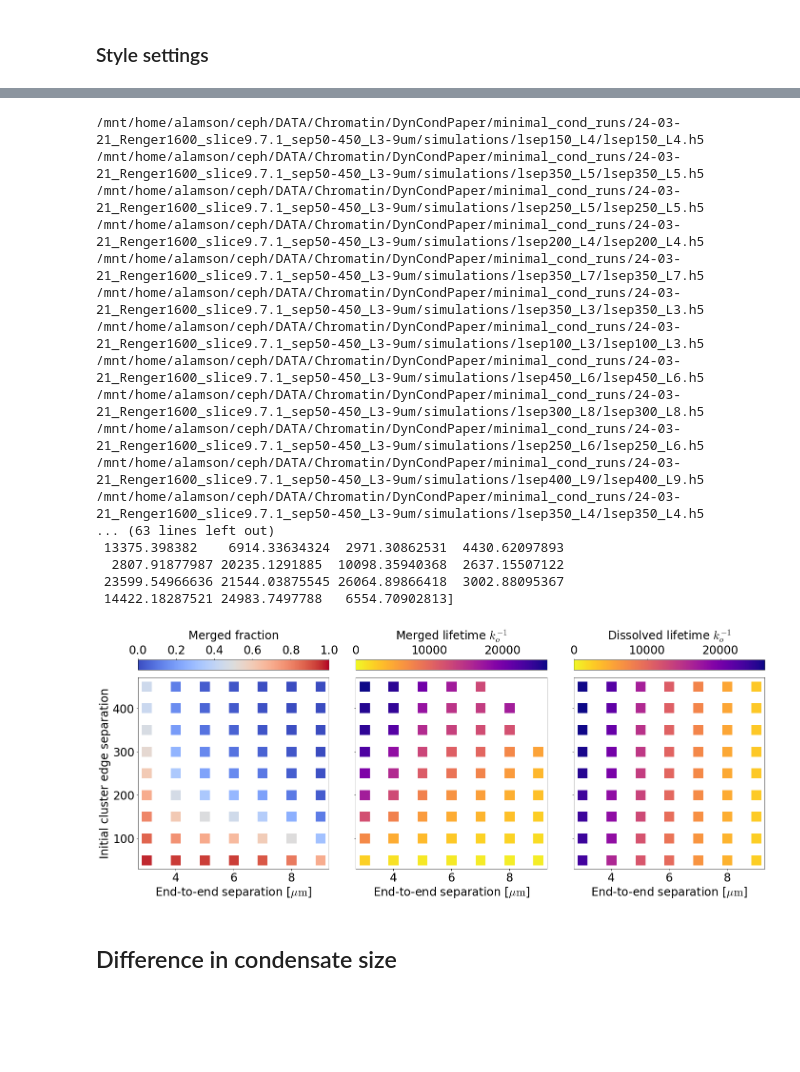
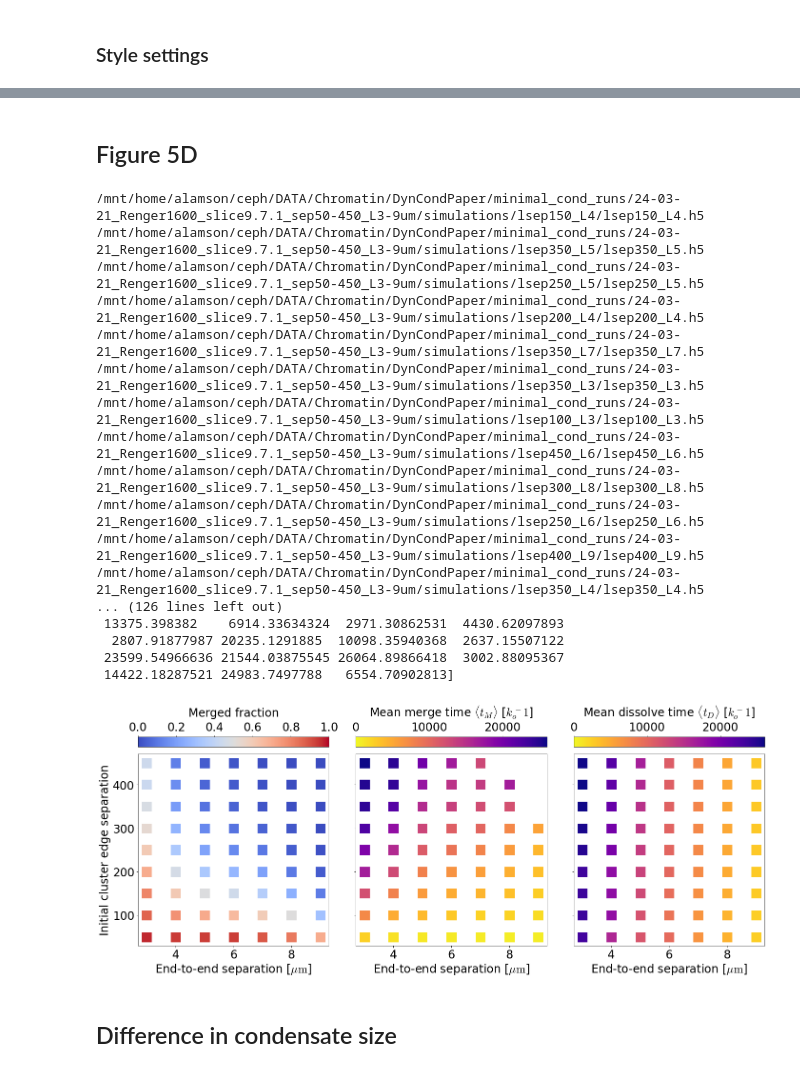
Before and after one commit to palladio11/aLENS_analysis, a Jupyter notebook: notebooks/chromatin_notebooks/Dyn_cond_figs/Figure5.ipynb, the cells around one changed output, grey strips where cells are left out. Drawn from its saved outputs; the diff is of its cells as text; code cells hidden in the pictures; blank space fills up the shorter version.

```diff
--- a/notebooks/chromatin_notebooks/Dyn_cond_figs/Figure5.ipynb
+++ b/notebooks/chromatin_notebooks/Dyn_cond_figs/Figure5.ipynb
@@ -37,6 +37,9 @@ from scipy.integrate import quad, solve_ivp
 import scipy.stats as stats
 from scipy.signal import savgol_filter
 from scipy.spatial import ConvexHull
+import torch
+device = torch.device("cuda" if torch.cuda.is_available() else "cpu")
+print(device)
 
 # Visualization
 import matplotlib as mpl
@@ -49,6 +52,7 @@ from matplotlib.ticker import (MultipleLocator, FormatStrFormatter,
 import matplotlib.colors as mcolors
 from mpl_toolkits.axes_grid1 import make_axes_locatable
 import matplotlib.gridspec as gridspec
+import matplotlib.ticker as ticker
 from dyn_cond_fig_functions import *
 
 # Clustering stuff
@@ -67,6 +71,4 @@ from alens_analysis import cluster_analysis as cla
 from alens_analysis.colormaps import register_cmaps
 
 # Locations
-ws_path = Path('/home/alamson/DATA/Chromatin/')
-mnt_path = Path.home() / 'projects/DATA/Chromatin/'
-ceph_path = Path.home() / 'ceph/DATA/Chromatin/'
+ceph_path = Path.home() / 'ceph/DATA/Chromatin/DynCondPaper'
@@ -95,0 +100,26 @@ plt.rcParams['image.cmap'] = 'YlOrRd'
+# %%
+data_path =  next(ceph_path.glob('minimal_cond_runs/24-03-21_Renger1600_slice9.7.1_sep50-450_L3-9um/simulations/lsep150_L5/*.h5'))
+fig, axarr = plt.subplots(2,1, figsize=(8,12), sharex=True)
+with h5py.File(data_path, 'r+') as h5_data:
+    params = yaml.safe_load(h5_data.attrs['params'])
+    # for ax, grp_name in zip(axarr, ['run_14', 'run_270']):
+    for ax, grp_name in zip(axarr, ['run_270', 'run_3']):
+        group_data = h5_data[grp_name]
+
+        time_arr = group_data['times'][...]
+        state_arr = group_data['states'][...]
+
+        mid_point_arr = state_arr.mean(axis=-1)
+        ax.set_prop_cycle(color=['c','c','r','r'])
+        r_state_arr = state_arr.reshape(-1,4)
+        _ = ax.plot(time_arr, r_state_arr)
+        _ = ax.fill_between(time_arr, r_state_arr[:,0], r_state_arr[:,1], color='k', alpha=.1)
+        _ = ax.fill_between(time_arr, r_state_arr[:,2], r_state_arr[:,3], color='k', alpha=.1)
+
+        _ = ax.plot(time_arr, mid_point_arr, c='k', alpha=.5)
+        _ = ax.set_ylabel('Bead index')
+        _ = ax.set_ylim(0, 1600)
+
+    _ = axarr[1].set_xlabel('Time $t$ [$k_o^{-1}$]')
+fig.tight_layout()
+fig.savefig('Figure5/Fig5A.png', dpi=300, bbox_inches='tight')
@@ -96,3 +320,5 @@ plt.rcParams['image.cmap'] = 'YlOrRd'
+# %% [markdown]
+## Figure 5D
 # %%
 ss_ind = 0
 end_ind = 4000
@@ -109,9 +335,9 @@ fig, axarr = plt.subplots(1,3, figsize=(20,8), sharey=True, sharex=True)
 for ax in axarr:
     ax.set_box_aspect(1)
 
-for h5_file in ceph_path.glob('DynCondPaper/minimal_cond_runs/24-03-21_Renger1600_slice9.7.1_sep50-450_L3-9um/simulations/*/*.h5'):
+for h5_file in ceph_path.glob('minimal_cond_runs/24-03-21_Renger1600_slice9.7.1_sep50-450_L3-9um/simulations/*/*.h5'):
     print(h5_file)
-    with h5py.File(h5_file, 'r+') as h5_data:
+    with h5py.File(h5_file, 'r') as h5_data:
         params = yaml.safe_load(h5_data.attrs['params'])
         edge_sep = params['init_state'][1][0] - params['init_state'][0][1]
         var_params += [[params['kinetics']['L'], edge_sep]]
@@ -123,6 +349,7 @@ for h5_file in ceph_path.glob('DynCondPaper/minimal_cond_runs/24-03-21_Renger160
 
 # Masking to avoid plotting infinities
 var_params = np.array(var_params)
+print(var_params)
 
 merge_mean = np.array(merge_mean)
 merge_mask = np.isfinite(merge_mean) & (merge_mean != 0)
@@ -157,11 +384,11 @@ cb0 = fig.colorbar(mpl.cm.ScalarMappable(cmap='coolwarm'), cax = cax0, orientati
 cb0.ax.xaxis.set_ticks_position('top')
 cb0.ax.xaxis.set_label_position('top')
 
-cb1 = fig.colorbar(mpl.cm.ScalarMappable(norm=mpl.colors.Normalize(vmin=0, vmax=max_color_bar),cmap='plasma_r'), cax = cax1, orientation='horizontal', pad=0.2, label='Merged lifetime $k_o^{-1}$', )
+cb1 = fig.colorbar(mpl.cm.ScalarMappable(norm=mpl.colors.Normalize(vmin=0, vmax=max_color_bar),cmap='plasma_r'), cax = cax1, orientation='horizontal', pad=0.2, label=rf'Mean merge time $\langle t_M \rangle$ [$k_o^{-1}$]', )
 cb1.ax.xaxis.set_ticks_position('top')
 cb1.ax.xaxis.set_label_position('top')
 
-cb2 = fig.colorbar(mpl.cm.ScalarMappable(norm=mpl.colors.Normalize(vmin=0, vmax=max_color_bar),cmap='plasma_r'), cax = cax2, orientation='horizontal', pad=0.2, label='Dissolved lifetime $k_o^{-1}$', )
+cb2 = fig.colorbar(mpl.cm.ScalarMappable(norm=mpl.colors.Normalize(vmin=0, vmax=max_color_bar),cmap='plasma_r'), cax = cax2, orientation='horizontal', pad=0.2, label=rf'Mean dissolve time $\langle t_D \rangle$ [$k_o^{-1}$]', )
 cb2.ax.xaxis.set_ticks_position('top')
 cb2.ax.xaxis.set_label_position('top')
 # cb1 = fig.colorbar(mpl.cm.ScalarMappable(norm=mpl.colors.Normalize(vmin=0, vmax=max_color_bar),cmap='plasma_r'), ax=axarr[1])
@@ -189,35 +416,35 @@ _ = axarr[2].scatter(dis_var_params[:,0], dis_var_params[:,1], c=mpl.cm.plasma_r
 # _ = cb2.set_label('Mean time to event', fontsize=22)
 _ = axarr[0].set_ylabel('Initial cluster edge separation')
 
 
 for ax in axarr:
     _ = ax.set_xlabel(r'End-to-end separation [$\mu {\rm m}$]')
 
 fig.tight_layout()
 
 cb0.ax.xaxis.set_label_coords(0.5,3.)
 cb1.ax.xaxis.set_label_coords(0.5,3.)
 cb2.ax.xaxis.set_label_coords(0.5,3.)
 fig.savefig('Figure5/merge_frac_lifetime.png', dpi=600, bbox_inches='tight')
 # %% [output]
 /mnt/home/alamson/ceph/DATA/Chromatin/DynCondPaper/minimal_cond_runs/24-03-21_Renger1600_slice9.7.1_sep50-450_L3-9um/simulations/lsep150_L4/lsep150_L4.h5
 /mnt/home/alamson/ceph/DATA/Chromatin/DynCondPaper/minimal_cond_runs/24-03-21_Renger1600_slice9.7.1_sep50-450_L3-9um/simulations/lsep350_L5/lsep350_L5.h5
 /mnt/home/alamson/ceph/DATA/Chromatin/DynCondPaper/minimal_cond_runs/24-03-21_Renger1600_slice9.7.1_sep50-450_L3-9um/simulations/lsep250_L5/lsep250_L5.h5
 /mnt/home/alamson/ceph/DATA/Chromatin/DynCondPaper/minimal_cond_runs/24-03-21_Renger1600_slice9.7.1_sep50-450_L3-9um/simulations/lsep200_L4/lsep200_L4.h5
 /mnt/home/alamson/ceph/DATA/Chromatin/DynCondPaper/minimal_cond_runs/24-03-21_Renger1600_slice9.7.1_sep50-450_L3-9um/simulations/lsep350_L7/lsep350_L7.h5
 /mnt/home/alamson/ceph/DATA/Chromatin/DynCondPaper/minimal_cond_runs/24-03-21_Renger1600_slice9.7.1_sep50-450_L3-9um/simulations/lsep350_L3/lsep350_L3.h5
 /mnt/home/alamson/ceph/DATA/Chromatin/DynCondPaper/minimal_cond_runs/24-03-21_Renger1600_slice9.7.1_sep50-450_L3-9um/simulations/lsep100_L3/lsep100_L3.h5
 /mnt/home/alamson/ceph/DATA/Chromatin/DynCondPaper/minimal_cond_runs/24-03-21_Renger1600_slice9.7.1_sep50-450_L3-9um/simulations/lsep450_L6/lsep450_L6.h5
 /mnt/home/alamson/ceph/DATA/Chromatin/DynCondPaper/minimal_cond_runs/24-03-21_Renger1600_slice9.7.1_sep50-450_L3-9um/simulations/lsep300_L8/lsep300_L8.h5
 /mnt/home/alamson/ceph/DATA/Chromatin/DynCondPaper/minimal_cond_runs/24-03-21_Renger1600_slice9.7.1_sep50-450_L3-9um/simulations/lsep250_L6/lsep250_L6.h5
 /mnt/home/alamson/ceph/DATA/Chromatin/DynCondPaper/minimal_cond_runs/24-03-21_Renger1600_slice9.7.1_sep50-450_L3-9um/simulations/lsep400_L9/lsep400_L9.h5
 /mnt/home/alamson/ceph/DATA/Chromatin/DynCondPaper/minimal_cond_runs/24-03-21_Renger1600_slice9.7.1_sep50-450_L3-9um/simulations/lsep350_L4/lsep350_L4.h5
-... (63 lines left out)
+... (126 lines left out)
  13375.398382    6914.33634324  2971.30862531  4430.62097893
   2807.91877987 20235.1291885  10098.35940368  2637.15507122
  23599.54966636 21544.03875545 26064.89866418  3002.88095367
  14422.18287521 24983.7497788   6554.70902813]
-[figure, old version]
+[figure, new version]
 # %% [markdown]
 ## Difference in condensate size
 # %%
```
Also changed, not shown: parts of 10 cells of this notebook, 2 other files.
